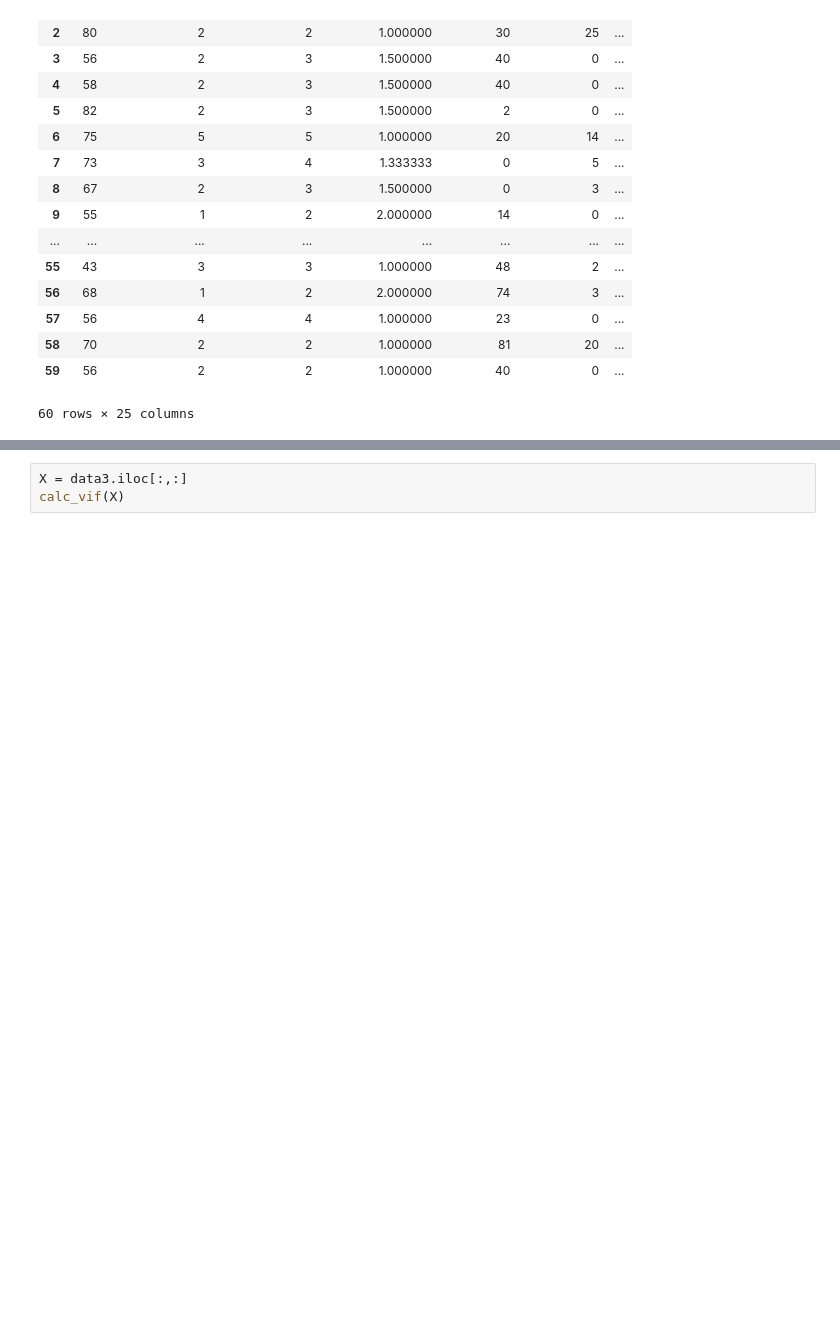
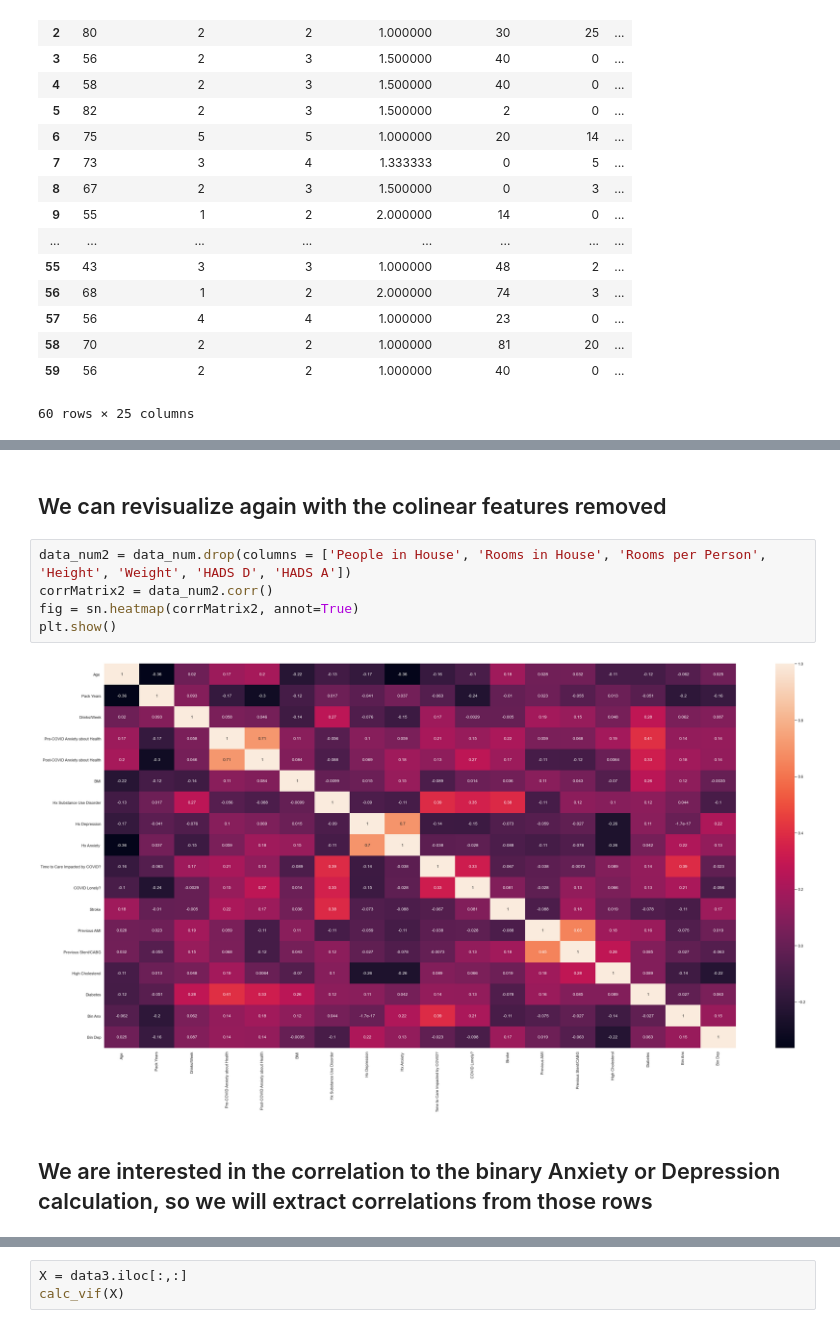
Before and after one commit to ricky-hu/wamida, a Jupyter notebook: stats.ipynb, the cells around one changed output, grey strips where cells are left out. Saved outputs shown, nothing was run; the diff lists cells and outputs as text; blank space fills up the shorter version.

```diff
--- a/stats.ipynb
+++ b/stats.ipynb
@@ -181,0 +125,11 @@ data3 = data3.drop(columns=['Study ID'])
+# %% [markdown]
+## We can revisualize again with the colinear features removed
+# %%
+data_num2 = data_num.drop(columns = ['People in House', 'Rooms in House', 'Rooms per Person', 'Height', 'Weight', 'HADS D', 'HADS A'])
+corrMatrix2 = data_num2.corr()
+fig = sn.heatmap(corrMatrix2, annot=True)
+plt.show()
+# %% [output]
+[figure, added]
+# %% [markdown]
+## We are interested in the correlation to the binary Anxiety or Depression calculation, so we will extract correlations from those rows
```
Also changed, not shown: parts of 47 cells of this notebook.
